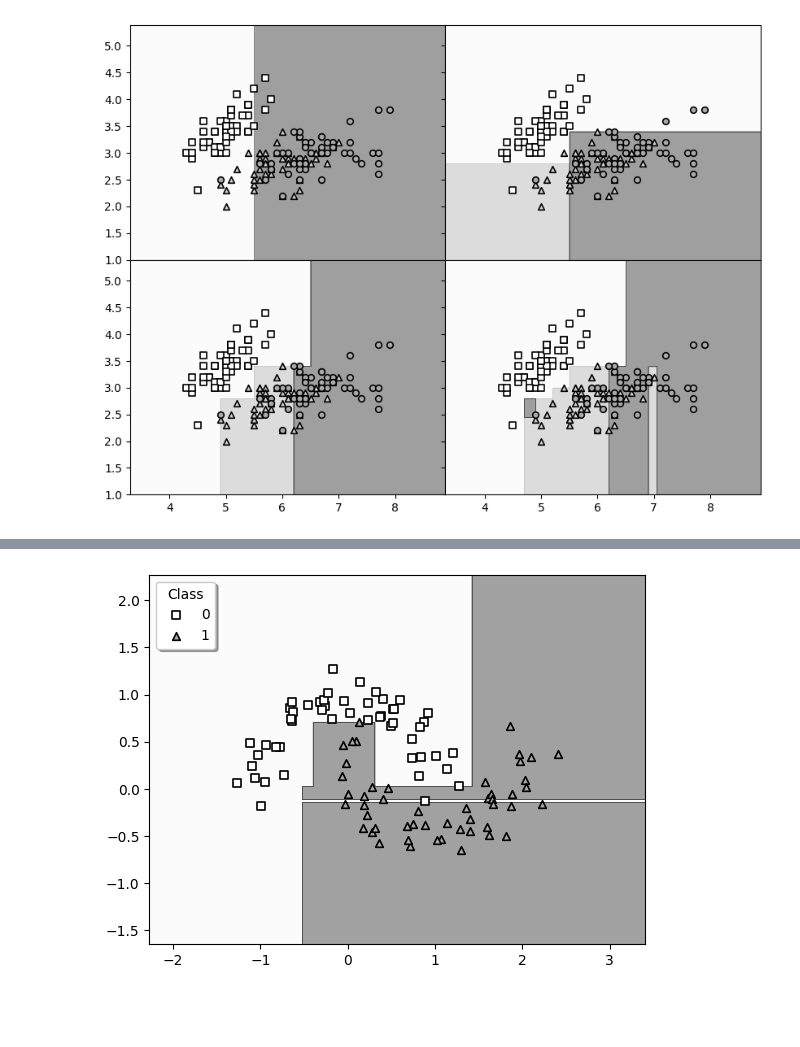
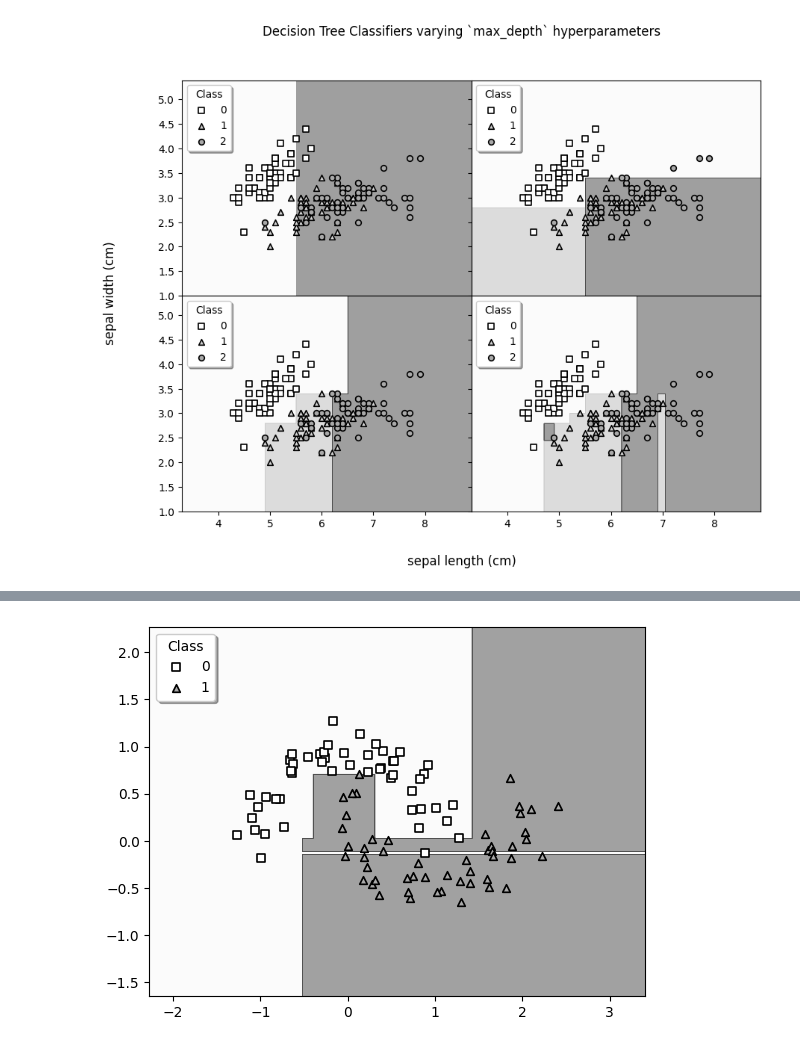
Before and after one commit to ben-my-to/mpitree, a Jupyter notebook: mpitree_test.ipynb, the cells around one changed output, grey strips where cells are left out. Cells and saved outputs as stored; diff of their text form; code cells hidden in the pictures; blank space fills up the shorter version.

```diff
--- a/mpitree_test.ipynb
+++ b/mpitree_test.ipynb
@@ -25,34 +25,41 @@ y_min, y_max = X[:, 1].min() - 1, X[:, 1].max() + 1
 xx, yy = np.meshgrid(np.arange(x_min, x_max, 0.01), np.arange(y_min, y_max, 0.01))
 
 n_rows, n_cols = 2, 2
 fig, axs = plt.subplots(
     n_rows,
     n_cols,
     sharex="col",
     sharey="row",
     figsize=(10, 7.5),
     gridspec_kw={"wspace": 0, "hspace": 0},
 )
 
 for idx, clf in zip(product(range(n_rows), range(n_cols)), clfs):
     z = clf.predict(np.c_[xx.ravel(), yy.ravel()]).reshape(xx.shape)
 
     axs[idx[0], idx[1]].contourf(xx, yy, z, alpha=0.4, cmap="Greys")
 
     for t, c, marker in zip(n_classes, colors, markers):
         axs[idx[0], idx[1]].scatter(
             X[y == t, 0],
             X[y == t, 1],
             c=c,
             s=30,
             linewidth=1.2,
             marker=marker,
             edgecolors="k",
+            label=t,
         )
 
+    axs[idx[0], idx[1]].legend(title="Class", loc="upper left", shadow=True)
+
+fig.suptitle("Decision Tree Classifiers varying `max_depth` hyperparameters")
+fig.supxlabel("sepal length (cm)")
+fig.supylabel("sepal width (cm)")
+
 plt.show()
 # %% [output]
-[figure, old version]
+[figure, new version]
 # %%
 from sklearn.datasets import make_moons
 
```
Also changed, not shown: 2 other files.
